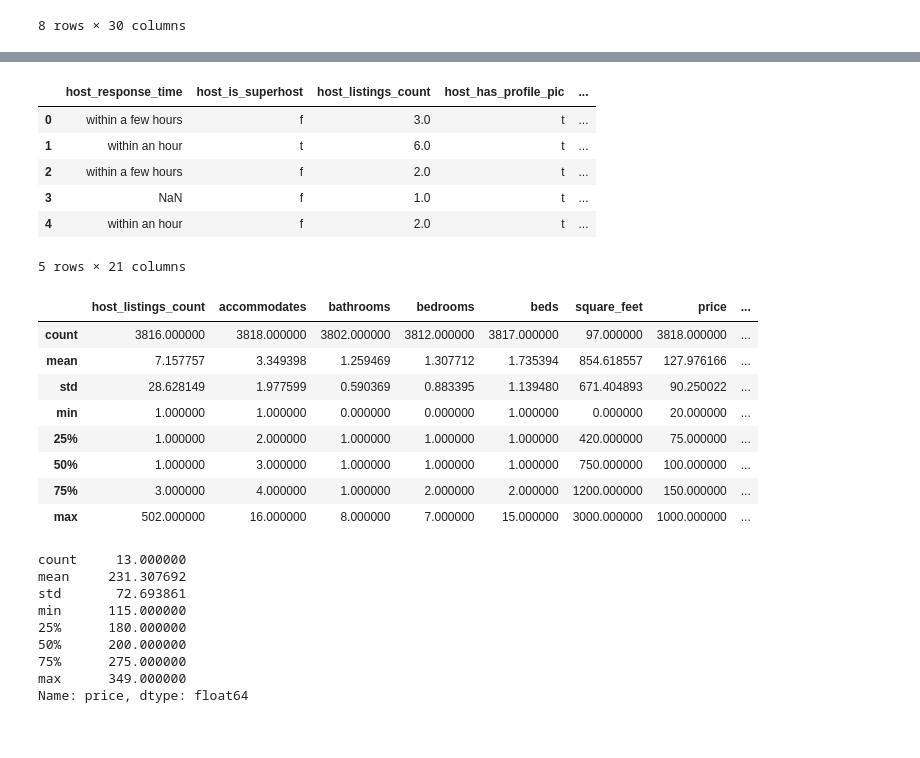
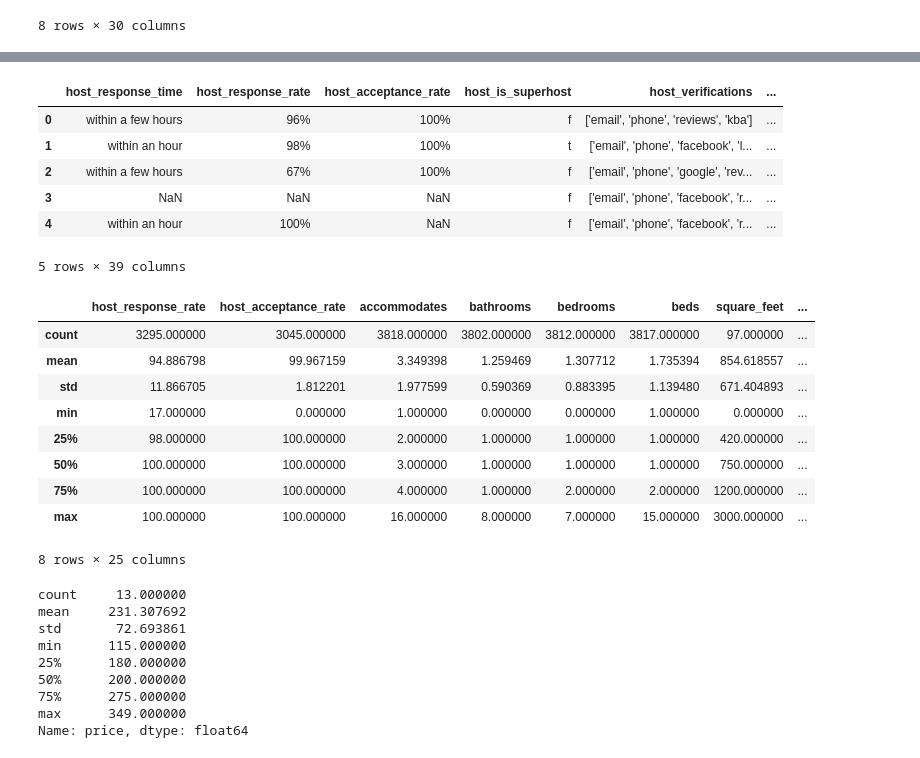
Before and after one commit to IMSweeney/Udacity_AirBnB_Analysis, a Jupyter notebook: analysis.ipynb, the cells around one changed output, grey strips where cells are left out. Saved outputs shown, nothing was run; the diff lists cells and outputs as text; code cells hidden in the pictures.

```diff
--- a/analysis.ipynb
+++ b/analysis.ipynb
@@ -133,43 +134,61 @@ Index(['id', 'listing_url', 'scrape_id', 'last_scraped', 'name', 'summary',
 # %%
 # Remove columns I don't care about (have no effect on data, will cause overfitting)
 
 df = listings.copy()
 # keep_cols = [
 #        'host_response_time',
 #        'host_response_rate', 'host_acceptance_rate', 'host_is_superhost',
 #        'host_listings_count', 'host_total_listings_count',
 #        'host_verifications', 'neighbourhood_group_cleansed',
 #        'is_location_exact', 'property_type', 'room_type', 'accommodates',
 #        'bathrooms', 'bedrooms', 'beds', 'bed_type', 'amenities', 'square_feet',
 #        'price', 'security_deposit', 'cleaning_fee',
 #        'guests_included', 'extra_people', 'minimum_nights',
 #        'maximum_nights', 'availability_365', 'number_of_reviews',
 #        'review_scores_rating', 'review_scores_accuracy', 'review_scores_cleanliness',
 #        'review_scores_checkin', 'review_scores_communication',
 #        'review_scores_location', 'review_scores_value', 'requires_license',
 #        'license', 'instant_bookable', 'cancellation_policy',
 #        'require_guest_profile_picture', 'require_guest_phone_verification',
 #        'calculated_host_listings_count', 'reviews_per_month'
 #        ]
 keep_cols = [
-       'host_response_time', 'host_is_superhost',
-       'host_listings_count', 'host_has_profile_pic', 'host_identity_verified',
-       'neighbourhood_group_cleansed',
-       'property_type', 'room_type', 'accommodates',
+       'host_response_time',
+       'host_response_rate', 'host_acceptance_rate', 'host_is_superhost',
+       'host_verifications', 'neighbourhood_group_cleansed',
+       'is_location_exact', 'property_type', 'room_type', 'accommodates',
        'bathrooms', 'bedrooms', 'beds', 'bed_type', 'square_feet',
-       'price', 'security_deposit', 'cleaning_fee', 'number_of_reviews',
-       'review_scores_rating', 'review_scores_value', 'availability_365'
+       'price', 'security_deposit', 'cleaning_fee',
+       'guests_included', 'extra_people', 'minimum_nights',
+       'maximum_nights', 'availability_365', 'number_of_reviews',
+       'review_scores_rating', 'review_scores_accuracy', 'review_scores_cleanliness',
+       'review_scores_checkin', 'review_scores_communication',
+       'review_scores_location', 'review_scores_value', 'requires_license',
+       'license', 'instant_bookable', 'cancellation_policy',
+       'require_guest_profile_picture', 'require_guest_phone_verification',
+       'calculated_host_listings_count', 'reviews_per_month'
        ]
+# keep_cols = [
+#        'host_response_time', 'host_is_superhost',
+#        'host_listings_count', 'host_has_profile_pic', 'host_identity_verified',
+#        'neighbourhood_group_cleansed',
+#        'property_type', 'room_type', 'accommodates',
+#        'bathrooms', 'bedrooms', 'beds', 'bed_type', 'square_feet',
+#        'price', 'security_deposit', 'cleaning_fee', 'number_of_reviews',
+#        'review_scores_rating', 'review_scores_value', 'availability_365'
+#        ]
+
 df = df[keep_cols]
+
 df.head()
 # %% [output]
-|  | host_response_time | host_is_superhost | host_listings_count | host_has_profile_pic | ... |
-| 0 | within a few hours | f | 3.0 | t | ... |
-| 1 | within an hour | t | 6.0 | t | ... |
-| 2 | within a few hours | f | 2.0 | t | ... |
-| 3 | NaN | f | 1.0 | t | ... |
-| 4 | within an hour | f | 2.0 | t | ... |
+|  | host_response_time | host_response_rate | host_acceptance_rate | host_is_superhost | host_verifications | ... |
+| 0 | within a few hours | 96% | 100% | f | ['email', 'phone', 'reviews', 'kba'] | ... |
+| 1 | within an hour | 98% | 100% | t | ['email', 'phone', 'facebook', 'l... | ... |
+| 2 | within a few hours | 67% | 100% | f | ['email', 'phone', 'google', 'rev... | ... |
+| 3 | NaN | NaN | NaN | f | ['email', 'phone', 'facebook', 'r... | ... |
+| 4 | within an hour | 100% | NaN | f | ['email', 'phone', 'facebook', 'r... | ... |
-5 rows × 21 columns
+5 rows × 39 columns
 # %%
 # Clean up the typing of columns
 def parse_dollar(x):
@@ -206,13 +225,14 @@ for col in percent_cols:
 
 df.describe()
 # %% [output]
-|  | host_listings_count | accommodates | bathrooms | bedrooms | beds | square_feet | price | ... |
-| count | 3816.000000 | 3818.000000 | 3802.000000 | 3812.000000 | 3817.000000 | 97.000000 | 3818.000000 | ... |
-| mean | 7.157757 | 3.349398 | 1.259469 | 1.307712 | 1.735394 | 854.618557 | 127.976166 | ... |
-| std | 28.628149 | 1.977599 | 0.590369 | 0.883395 | 1.139480 | 671.404893 | 90.250022 | ... |
-| min | 1.000000 | 1.000000 | 0.000000 | 0.000000 | 1.000000 | 0.000000 | 20.000000 | ... |
-| 25% | 1.000000 | 2.000000 | 1.000000 | 1.000000 | 1.000000 | 420.000000 | 75.000000 | ... |
-| 50% | 1.000000 | 3.000000 | 1.000000 | 1.000000 | 1.000000 | 750.000000 | 100.000000 | ... |
-| 75% | 3.000000 | 4.000000 | 1.000000 | 2.000000 | 2.000000 | 1200.000000 | 150.000000 | ... |
-| max | 502.000000 | 16.000000 | 8.000000 | 7.000000 | 15.000000 | 3000.000000 | 1000.000000 | ... |
+|  | host_response_rate | host_acceptance_rate | accommodates | bathrooms | bedrooms | beds | square_feet | ... |
+| count | 3295.000000 | 3045.000000 | 3818.000000 | 3802.000000 | 3812.000000 | 3817.000000 | 97.000000 | ... |
+| mean | 94.886798 | 99.967159 | 3.349398 | 1.259469 | 1.307712 | 1.735394 | 854.618557 | ... |
+| std | 11.866705 | 1.812201 | 1.977599 | 0.590369 | 0.883395 | 1.139480 | 671.404893 | ... |
+| min | 17.000000 | 0.000000 | 1.000000 | 0.000000 | 0.000000 | 1.000000 | 0.000000 | ... |
+| 25% | 98.000000 | 100.000000 | 2.000000 | 1.000000 | 1.000000 | 1.000000 | 420.000000 | ... |
+| 50% | 100.000000 | 100.000000 | 3.000000 | 1.000000 | 1.000000 | 1.000000 | 750.000000 | ... |
+| 75% | 100.000000 | 100.000000 | 4.000000 | 1.000000 | 2.000000 | 2.000000 | 1200.000000 | ... |
+| max | 100.000000 | 100.000000 | 16.000000 | 8.000000 | 7.000000 | 15.000000 | 3000.000000 | ... |
+8 rows × 25 columns
 # %%
```
Also changed, not shown: parts of 10 cells of this notebook, 3 other files.
